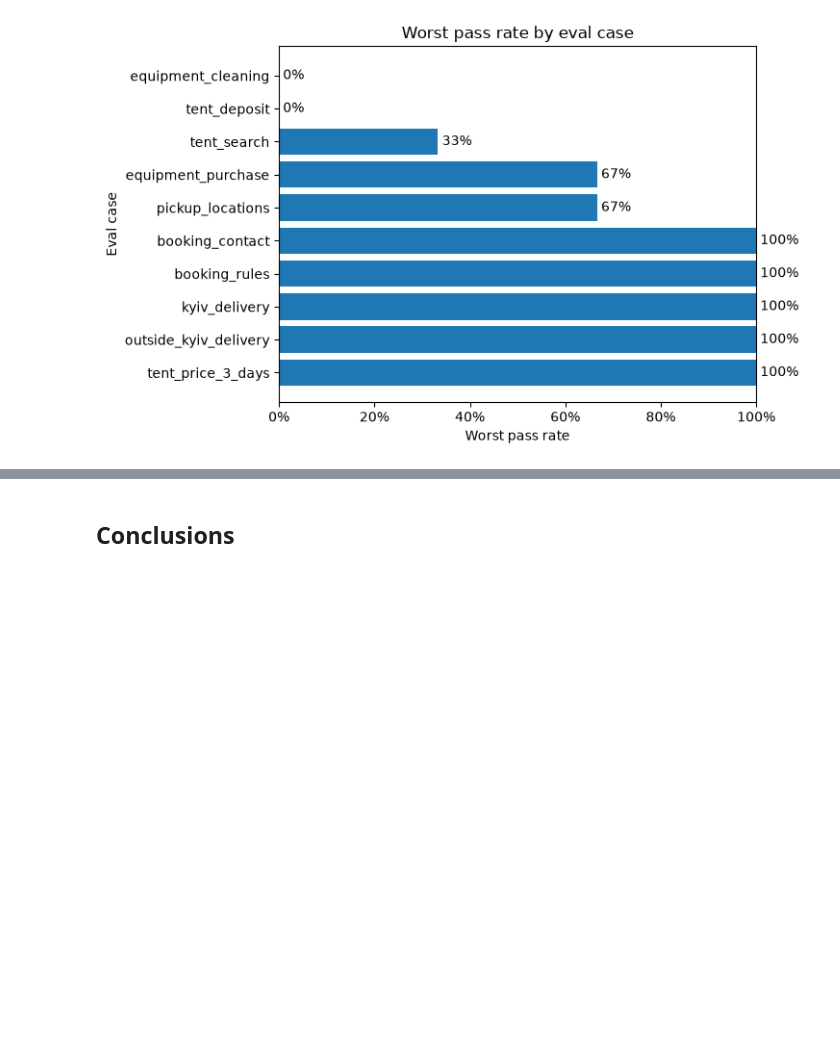
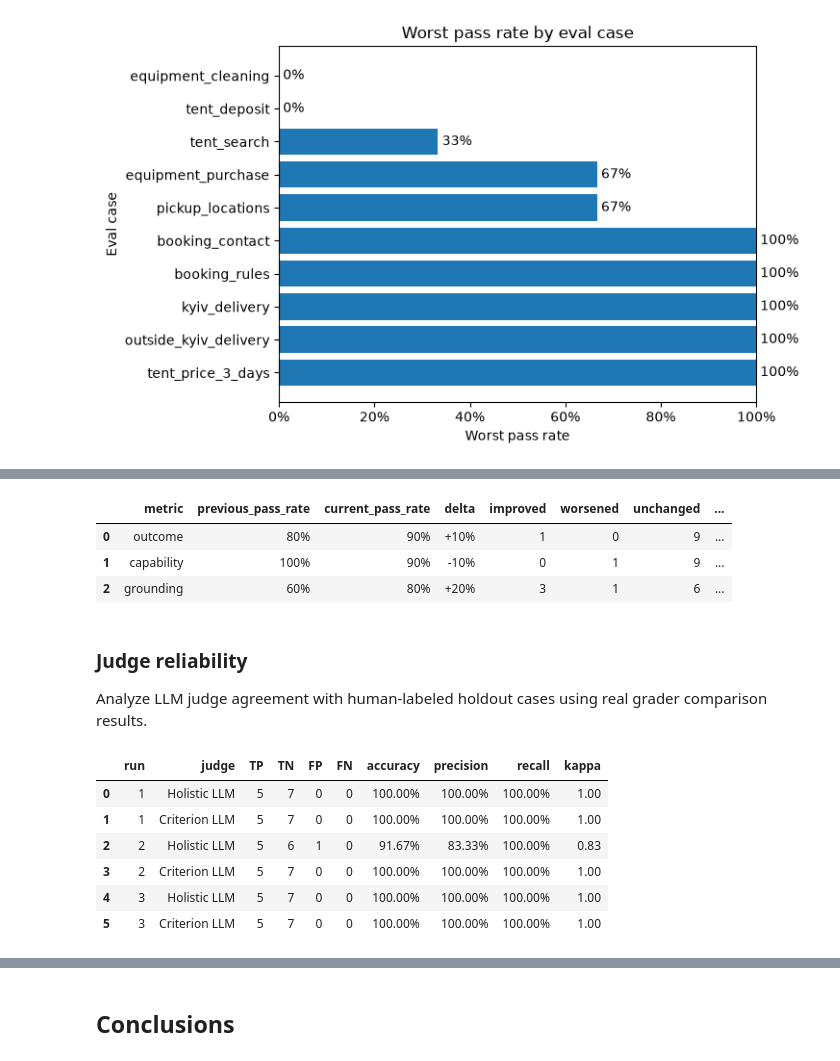
Before and after one commit to vitaliykharitonov/prokat24-ai-lab, a Jupyter notebook: notebooks/agent_eval_analysis.ipynb, the cells around one changed output, grey strips where cells are left out. Cells and saved outputs as stored; diff of their text form; code cells hidden in the pictures; blank space fills up the shorter version.

```diff
--- a/notebooks/agent_eval_analysis.ipynb
+++ b/notebooks/agent_eval_analysis.ipynb
@@ -252,0 +511,28 @@ plt.show()
+# %%
+# Calculate paired run comparison metrics
+comparison_display = comparison_summary.copy()
+
+for column in [
+    "previous_pass_rate",
+    "current_pass_rate",
+]:
+    comparison_display[column] = comparison_display[column].map(lambda value: f"{value:.0%}")
+
+comparison_display["delta"] = comparison_display["delta"].map(lambda value: f"{value:+.0%}")
+
+comparison_display
+# %% [output]
+|  | metric | previous_pass_rate | current_pass_rate | delta | improved | worsened | unchanged | ... |
+| 0 | outcome | 80% | 90% | +10% | 1 | 0 | 9 | ... |
+| 1 | capability | 100% | 90% | -10% | 0 | 1 | 9 | ... |
+| 2 | grounding | 60% | 80% | +20% | 3 | 1 | 6 | ... |
+# %% [markdown]
+### Judge reliability
+
+Analyze LLM judge agreement with human-labeled holdout cases using real grader comparison results.
+# %%
+# Load grader comparison report
+with open(GRADER_REPORT_FILE, encoding="utf-8") as file:
+    grader_report = json.load(file)
+
+grader_runs = grader_report["runs"]
@@ -252,0 +590,26 @@ plt.show()
+# %%
+# Format judge reliability results
+judge_reliability_display = judge_reliability_df.copy()
+
+for column in [
+    "accuracy",
+    "precision",
+    "recall",
+]:
+    judge_reliability_display[column] = judge_reliability_display[column].map(
+        lambda value: f"{value:.2%}"
+    )
+
+judge_reliability_display["kappa"] = judge_reliability_display["kappa"].map(
+    lambda value: f"{value:.2f}"
+)
+
+judge_reliability_display
+# %% [output]
+|  | run | judge | TP | TN | FP | FN | accuracy | precision | recall | kappa |
+| 0 | 1 | Holistic LLM | 5 | 7 | 0 | 0 | 100.00% | 100.00% | 100.00% | 1.00 |
+| 1 | 1 | Criterion LLM | 5 | 7 | 0 | 0 | 100.00% | 100.00% | 100.00% | 1.00 |
+| 2 | 2 | Holistic LLM | 5 | 6 | 1 | 0 | 91.67% | 83.33% | 100.00% | 0.83 |
+| 3 | 2 | Criterion LLM | 5 | 7 | 0 | 0 | 100.00% | 100.00% | 100.00% | 1.00 |
+| 4 | 3 | Holistic LLM | 5 | 7 | 0 | 0 | 100.00% | 100.00% | 100.00% | 1.00 |
+| 5 | 3 | Criterion LLM | 5 | 7 | 0 | 0 | 100.00% | 100.00% | 100.00% | 1.00 |
```
Also changed, not shown: parts of 21 cells of this notebook, 4 other files.
